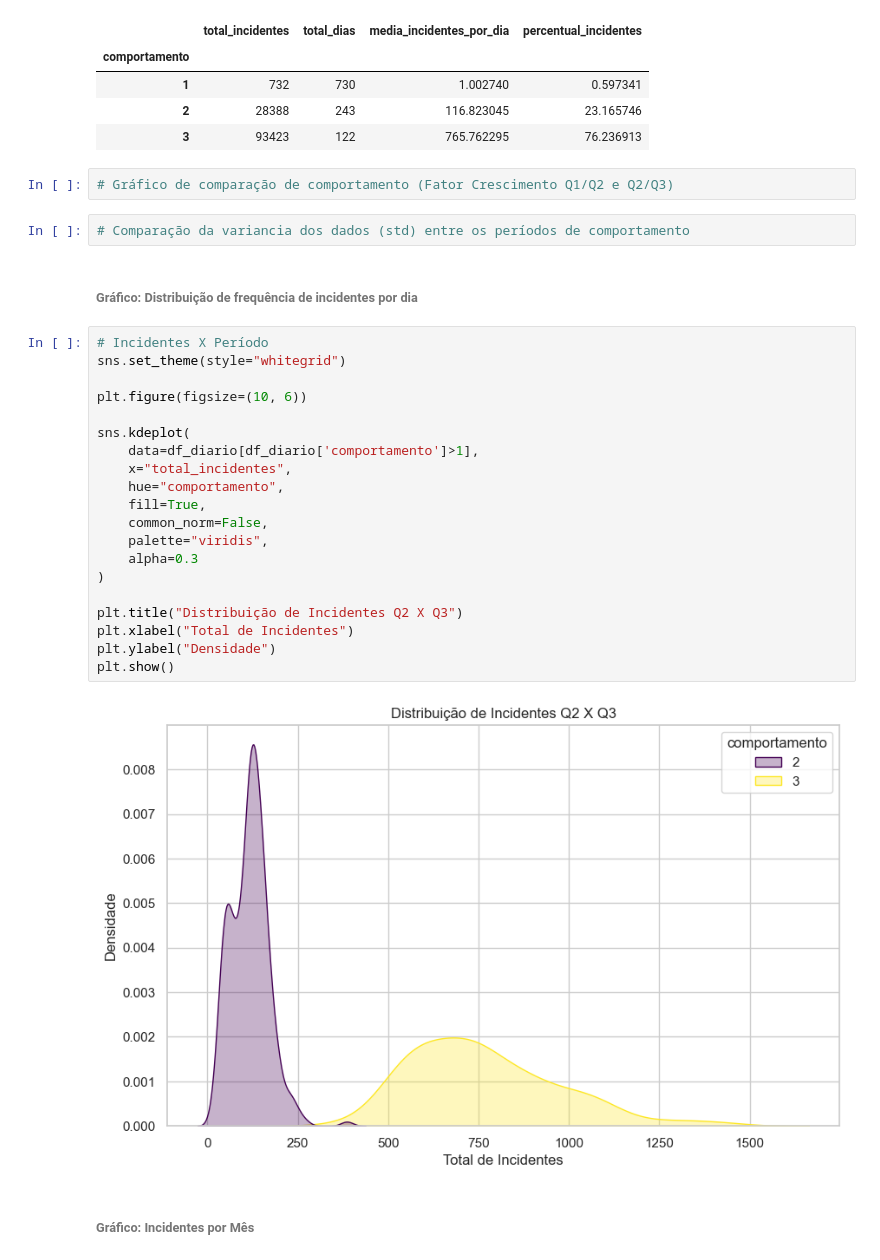
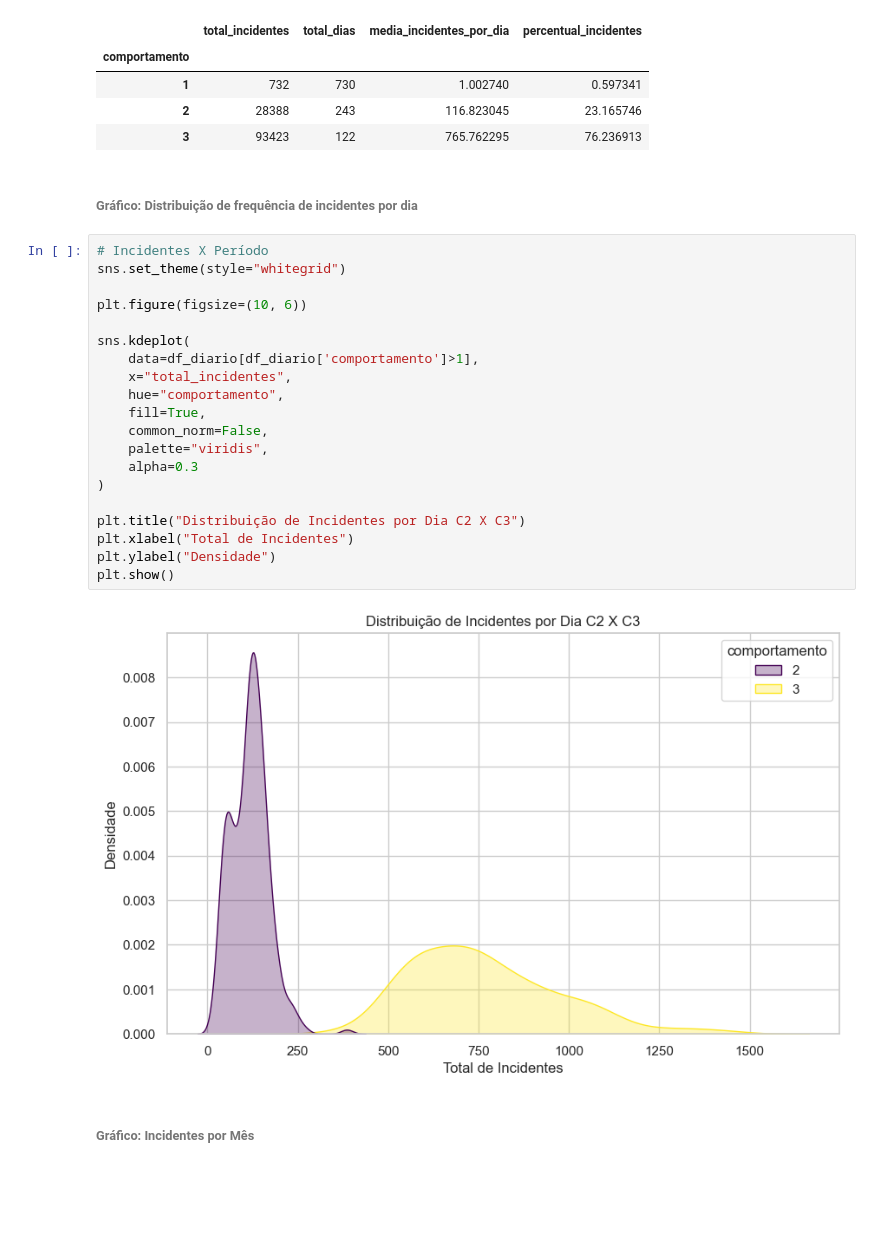
Before and after one commit to jffdevbr/challenge_locaweb, a Jupyter notebook: notebooks/data_exploration_target_behavior.ipynb, the cells around one changed output. Saved outputs shown, nothing was run; the diff lists cells and outputs as text; blank space fills up the shorter version.

```diff
--- a/notebooks/data_exploration_target_behavior.ipynb
+++ b/notebooks/data_exploration_target_behavior.ipynb
@@ -785,34 +804,30 @@ comparacao_comportamento.head()
 | 1 | 732 | 730 | 1.002740 | 0.597341 |
 | 2 | 28388 | 243 | 116.823045 | 23.165746 |
 | 3 | 93423 | 122 | 765.762295 | 76.236913 |
-# %%
-# Gráfico de comparação de comportamento (Fator Crescimento Q1/Q2 e Q2/Q3)
-# %%
-# Comparação da variancia dos dados (std) entre os períodos de comportamento
 # %% [markdown]
 ###### Gráfico: Distribuição de frequência de incidentes por dia
 # %%
 # Incidentes X Período
 sns.set_theme(style="whitegrid")
 
 plt.figure(figsize=(10, 6))
 
 sns.kdeplot(
     data=df_diario[df_diario['comportamento']>1],
     x="total_incidentes",
     hue="comportamento",
     fill=True,
     common_norm=False,
     palette="viridis",
     alpha=0.3
 )
 
-plt.title("Distribuição de Incidentes Q2 X Q3")
+plt.title("Distribuição de Incidentes por Dia C2 X C3")
 plt.xlabel("Total de Incidentes")
 plt.ylabel("Densidade")
 plt.show()
 # %% [output]
-[figure, old version]
+[figure, new version]
 # %% [markdown]
 ###### Gráfico: Incidentes por Mês
 # %%
```
Also changed, not shown: parts of 69 cells of this notebook.
